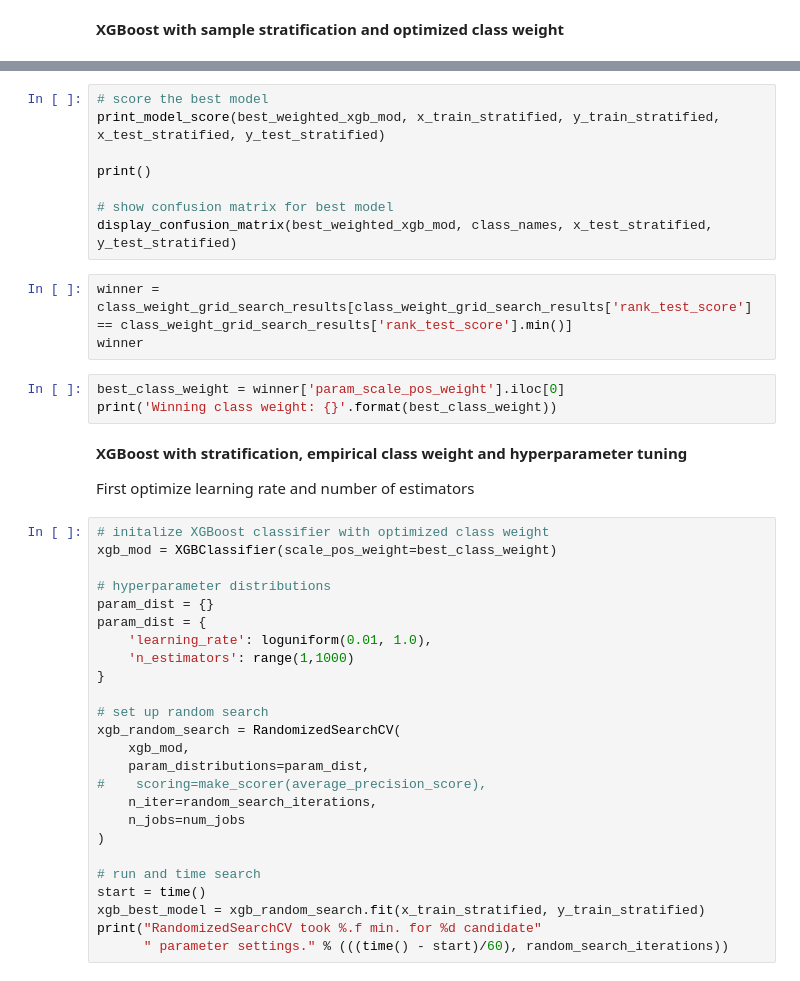
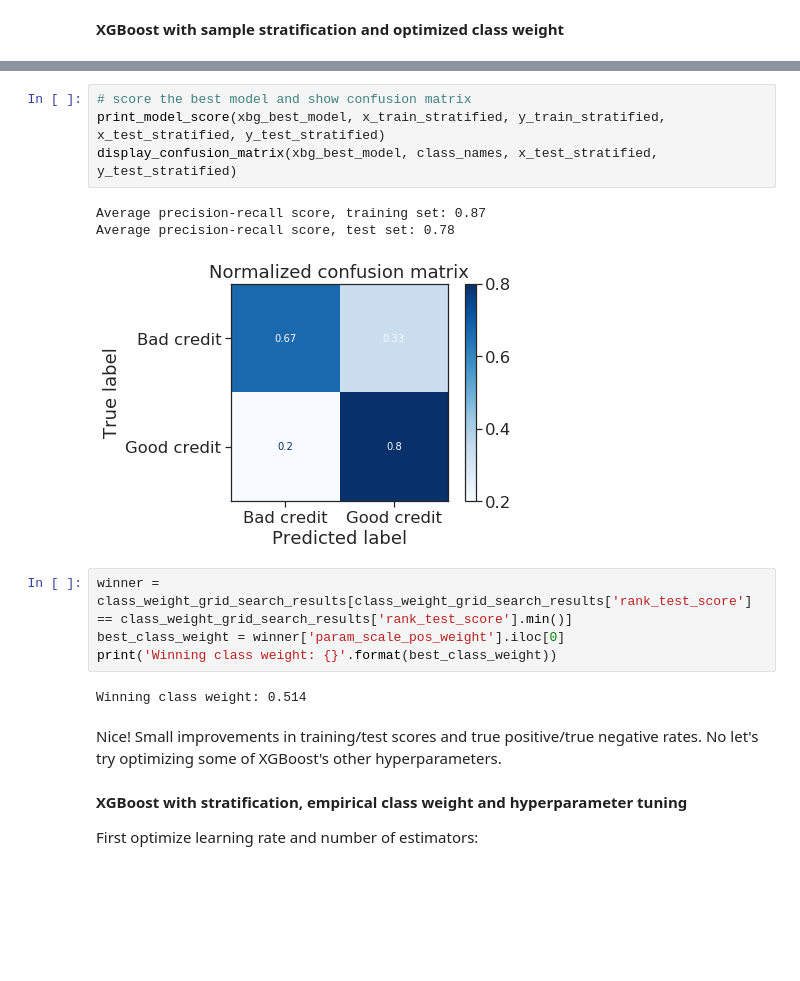
Before and after one commit to gperdrizet/tree-based_algorithms, a Jupyter notebook: german_credit_XGBoost.ipynb, the cells around one changed output, grey strips where cells are left out. Saved outputs shown, nothing was run; the diff lists cells and outputs as text; blank space fills up the shorter version.

```diff
--- a/german_credit_XGBoost.ipynb
+++ b/german_credit_XGBoost.ipynb
@@ -193,43 +218,20 @@ plt.show()
 # %%
-# score the best model
-print_model_score(best_weighted_xgb_mod, x_train_stratified, y_train_stratified, x_test_stratified, y_test_stratified)
-
-print()
-
-# show confusion matrix for best model
-display_confusion_matrix(best_weighted_xgb_mod, class_names, x_test_stratified, y_test_stratified)
+# score the best model and show confusion matrix
+print_model_score(xbg_best_model, x_train_stratified, y_train_stratified, x_test_stratified, y_test_stratified)
+display_confusion_matrix(xbg_best_model, class_names, x_test_stratified, y_test_stratified)
+# %% [output]
+Average precision-recall score, training set: 0.87
+Average precision-recall score, test set: 0.78
+[figure, added]
 # %%
 winner = class_weight_grid_search_results[class_weight_grid_search_results['rank_test_score'] == class_weight_grid_search_results['rank_test_score'].min()]
-winner
+best_class_weight = winner['param_scale_pos_weight'].iloc[0]
+print('Winning class weight: {}'.format(best_class_weight))
+# %% [output]
+Winning class weight: 0.514
-# %%
-best_class_weight = winner['param_scale_pos_weight'].iloc[0]
-print('Winning class weight: {}'.format(best_class_weight))
+# %% [markdown]
+Nice! Small improvements in training/test scores and true positive/true negative rates. No let's try optimizing some of XGBoost's other hyperparameters.
 # %% [markdown]
 **XGBoost with stratification, empirical class weight and hyperparameter tuning**
 
-First optimize learning rate and number of estimators
+First optimize learning rate and number of estimators:
-# %%
-# initalize XGBoost classifier with optimized class weight
-xgb_mod = XGBClassifier(scale_pos_weight=best_class_weight)
-
-# hyperparameter distributions
-param_dist = {}
-param_dist = {
-    'learning_rate': loguniform(0.01, 1.0),
-    'n_estimators': range(1,1000)
-}
-
-# set up random search
-xgb_random_search = RandomizedSearchCV(
-    xgb_mod,
-    param_distributions=param_dist,
-#    scoring=make_scorer(average_precision_score),
-    n_iter=random_search_iterations,
-    n_jobs=num_jobs
-)
-
-# run and time search
-start = time()
-xgb_best_model = xgb_random_search.fit(x_train_stratified, y_train_stratified)
-print("RandomizedSearchCV took %.f min. for %d candidate"
-      " parameter settings." % (((time() - start)/60), random_search_iterations))
```
Also changed, not shown: parts of 25 cells of this notebook.
